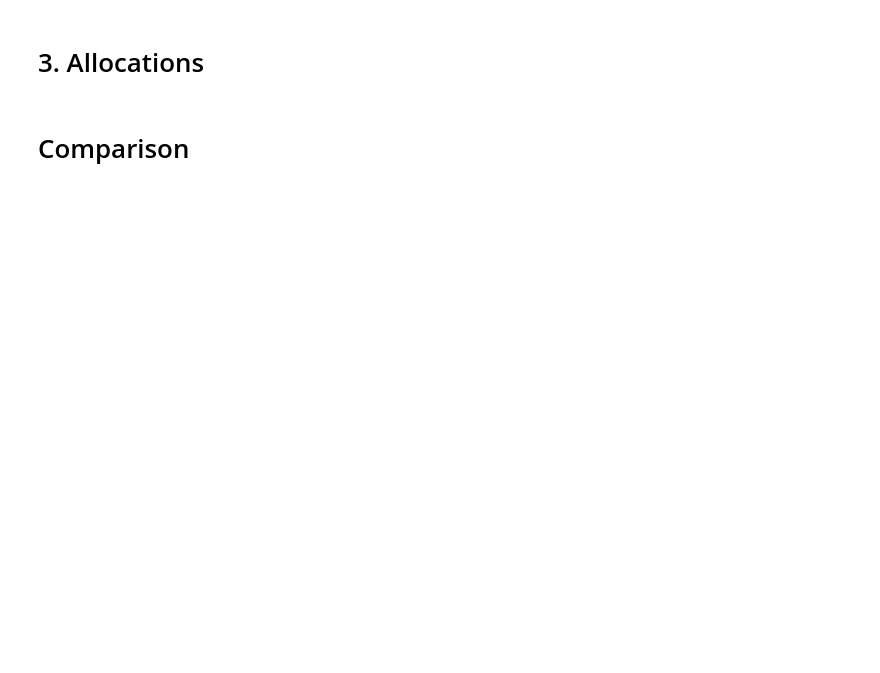
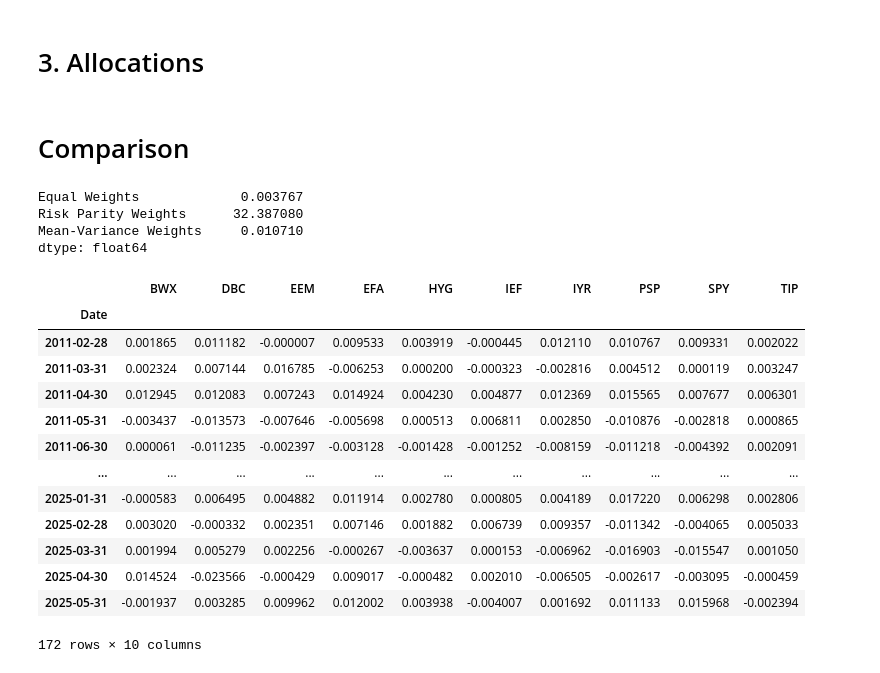
Before and after one commit to skajiyam/FINM-36700-Portfolio-and-Risk-Management, a Jupyter notebook: Harvard’s Endowment/3 Allocations.ipynb, the cells around one changed output. Saved outputs shown, nothing was run; the diff lists cells and outputs as text; code cells hidden in the pictures; blank space fills up the shorter version.

```diff
--- a/Harvard’s Endowment/3 Allocations.ipynb
+++ b/Harvard’s Endowment/3 Allocations.ipynb
@@ -51,11 +31,20 @@ def performance(weights, returns, label):
 # %% [markdown]
 # Comparison
 # %%
-num_assets = len(excess_returns_df.columns)
-weights = pd.DataFrame(index=excess_returns_df.columns)
+
+weights = pd.DataFrame(index=assets)
+
+assets = excess_returns_df.columns
+num_assets = len(assets)
+
 weights['Equal Weights'] = 1/num_assets #Equally Weighted
 weights['Risk Parity Weights'] = 1 / (excess_returns_df.var()) #Risk Parity Weighted
 weights['Mean-Variance Weights'] = calc_tan_weights(excess_returns_df) #Mean-Variance Weighted
-
-weights_scaled = (weights * MU_TARGET) / (excess_returns_df.mean() @ weights)
-weights_scaled = weights_scaled.round(4)
+# %%
+unscaled_portfolio_mean_returns = (excess_returns_df.mean() @ weights)
+unscaled_portfolio_mean_returns
+# %% [output]
+Equal Weights             0.003767
+Risk Parity Weights      32.387080
+Mean-Variance Weights     0.010710
+dtype: float64
@@ -61,0 +53,18 @@ weights_scaled = weights_scaled.round(4)
+# %%
+# test
+excess_returns_df * scaled_weights["Equal Weights"]
+# %% [output]
+|  | BWX | DBC | EEM | EFA | HYG | IEF | IYR | PSP | SPY | TIP |
+| Date |  |  |  |  |  |  |  |  |  |  |
+| 2011-02-28 | 0.001865 | 0.011182 | -0.000007 | 0.009533 | 0.003919 | -0.000445 | 0.012110 | 0.010767 | 0.009331 | 0.002022 |
+| 2011-03-31 | 0.002324 | 0.007144 | 0.016785 | -0.006253 | 0.000200 | -0.000323 | -0.002816 | 0.004512 | 0.000119 | 0.003247 |
+| 2011-04-30 | 0.012945 | 0.012083 | 0.007243 | 0.014924 | 0.004230 | 0.004877 | 0.012369 | 0.015565 | 0.007677 | 0.006301 |
+| 2011-05-31 | -0.003437 | -0.013573 | -0.007646 | -0.005698 | 0.000513 | 0.006811 | 0.002850 | -0.010876 | -0.002818 | 0.000865 |
+| 2011-06-30 | 0.000061 | -0.011235 | -0.002397 | -0.003128 | -0.001428 | -0.001252 | -0.008159 | -0.011218 | -0.004392 | 0.002091 |
+| ... | ... | ... | ... | ... | ... | ... | ... | ... | ... | ... |
+| 2025-01-31 | -0.000583 | 0.006495 | 0.004882 | 0.011914 | 0.002780 | 0.000805 | 0.004189 | 0.017220 | 0.006298 | 0.002806 |
+| 2025-02-28 | 0.003020 | -0.000332 | 0.002351 | 0.007146 | 0.001882 | 0.006739 | 0.009357 | -0.011342 | -0.004065 | 0.005033 |
+| 2025-03-31 | 0.001994 | 0.005279 | 0.002256 | -0.000267 | -0.003637 | 0.000153 | -0.006962 | -0.016903 | -0.015547 | 0.001050 |
+| 2025-04-30 | 0.014524 | -0.023566 | -0.000429 | 0.009017 | -0.000482 | 0.002010 | -0.006505 | -0.002617 | -0.003095 | -0.000459 |
+| 2025-05-31 | -0.001937 | 0.003285 | 0.009962 | 0.012002 | 0.003938 | -0.004007 | 0.001692 | 0.011133 | 0.015968 | -0.002394 |
+172 rows × 10 columns
```
Also changed, not shown: parts of 9 cells of this notebook, 1 other file.
